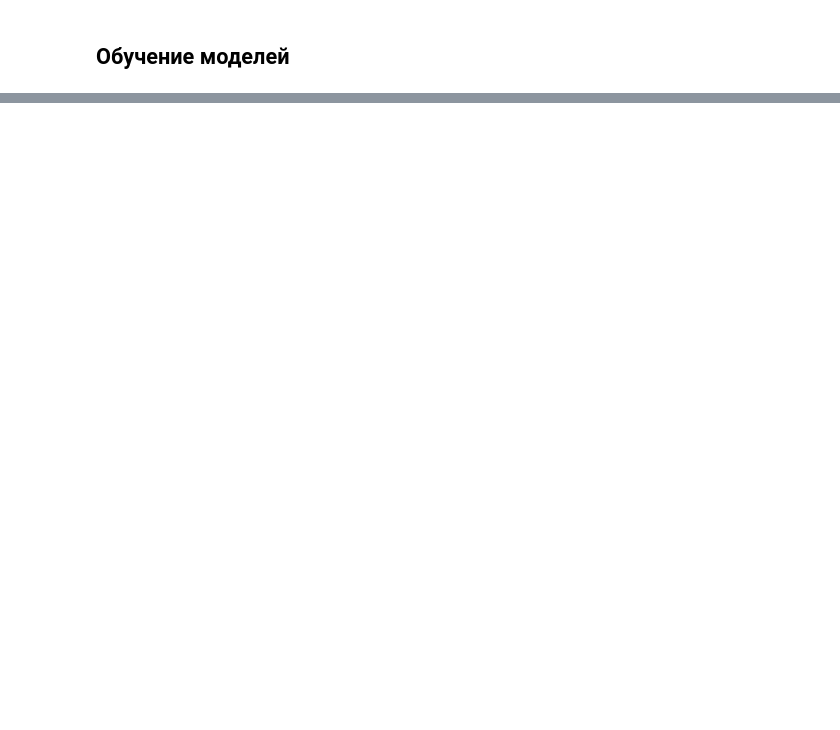
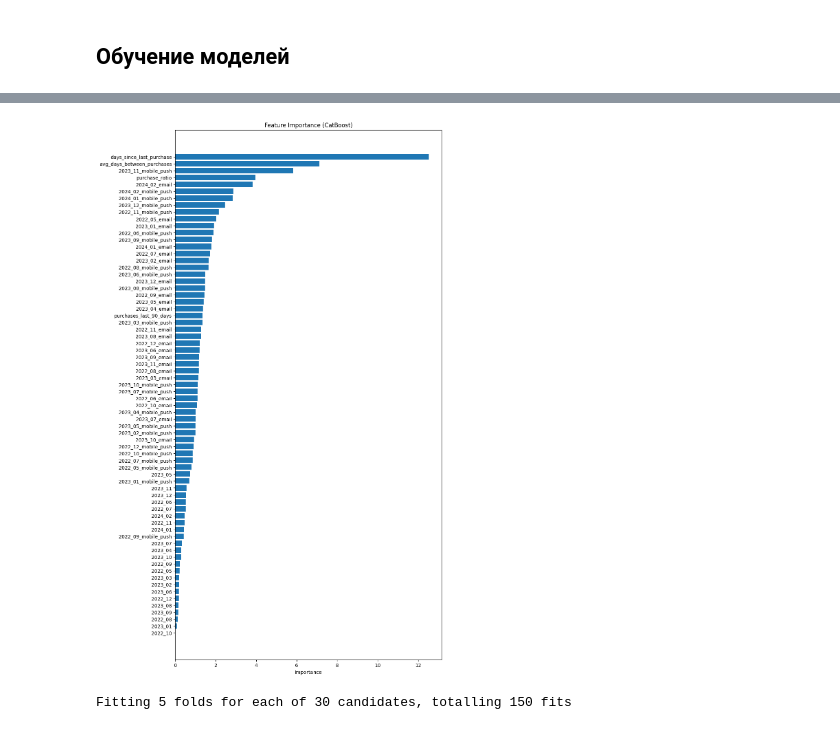
Before and after one commit to dmitriysukhov/MarketingProject, a Jupyter notebook: MarketingModel.ipynb, the cells around one changed output, grey strips where cells are left out. Cells and saved outputs as stored; diff of their text form; code cells hidden in the pictures; blank space fills up the shorter version.

Commit message:
roc-auc=0.75, XGBoost

```diff
--- a/MarketingModel.ipynb
+++ b/MarketingModel.ipynb
@@ -501,10 +499,10 @@ for channel in channels:
 # %%
 df = (
     df_purchases
-    .groupby(['client_id', 'year', 'month'])['total_cost']
-    .sum()
-    .reset_index()
-    .pivot(index='client_id', columns=['year', 'month'], values='total_cost')
+    .groupby(['client_id', 'year', 'month'])
+    .size()
+    .reset_index(name='purchases_count')
+    .pivot(index='client_id', columns=['year', 'month'], values='purchases_count')
     .fillna(0)
 )
 
@@ -649,7 +685,7 @@ df.head()
 # %%
 df = df.merge(df_target, on='client_id', how='inner')
 # %%
-X = df.drop('target', axis=1)
+X = df.drop(['target', 'client_id'], axis=1)
 y = df['target']
 # %%
 X_train, X_test, y_train, y_test = train_test_split(X, y, test_size=0.30, random_state=RANDOM_STATE, stratify=y)
@@ -904,0 +893,15 @@ Pipeline(steps=[('scaler', 'passthrough'),
+# %%
+best_cat_model = search_cat.best_estimator_.named_steps['model']
+
+feature_names = X_train.columns
+
+# Важность по PredictionValuesChange (CatBoost рекомендует этот тип)
+importances = best_cat_model.get_feature_importance(type='PredictionValuesChange')
+
+# Создаем DataFrame для удобного просмотра
+feat_imp_df = pd.DataFrame({
+    'feature': feature_names,
+    'importance': importances
+}).sort_values(by='importance', ascending=False)
+
+print(feat_imp_df)
@@ -904,0 +923,51 @@ Pipeline(steps=[('scaler', 'passthrough'),
+# %%
+plt.figure(figsize=(10,20))
+plt.barh(feat_imp_df['feature'], feat_imp_df['importance'])
+plt.gca().invert_yaxis()
+plt.xlabel('Importance')
+plt.title('Feature Importance (CatBoost)')
+plt.show()
+# %% [output]
+[figure, added]
+# %%
+pipe_xgb_final = Pipeline([
+    ('scaler', 'passthrough'),
+    ('model', XGBClassifier(
+        random_state=RANDOM_STATE,
+        objective='binary:logistic',
+        eval_metric='auc',
+        tree_method='hist',
+        n_jobs=-1
+    ))
+])
+
+param_xgb_final = {
+    'model__n_estimators': [200, 400, 600],
+    'model__max_depth': [3, 5, 7],
+    'model__learning_rate': [0.01, 0.03, 0.1],
+    'model__subsample': [0.7, 0.85, 1.0],
+    'model__colsample_bytree': [0.7, 0.85, 1.0],
+    'model__min_child_weight': [1, 3, 5],
+    'model__gamma': [0, 0.1, 0.3]
+}
+
+search_xgb = RandomizedSearchCV(
+    pipe_xgb_final,
+    param_distributions=param_xgb_final,
+    n_iter=30,
+    cv=5,
+    scoring='roc_auc',
+    n_jobs=-1,
+    random_state=RANDOM_STATE,
+    verbose=1
+)
+
+search_xgb.fit(X_train, y_train)
+
+print('Лучшие гиперпараметры XGBoost:\n')
+for param, value in search_xgb.best_params_.items():
+    print(f'{param}: {value}')
+
+print(f'\nЛучший ROC-AUC (XGBoost): {search_xgb.best_score_:.4f}')
+# %% [output]
+Fitting 5 folds for each of 30 candidates, totalling 150 fits
```
Also changed, not shown: parts of 27 cells of this notebook.
